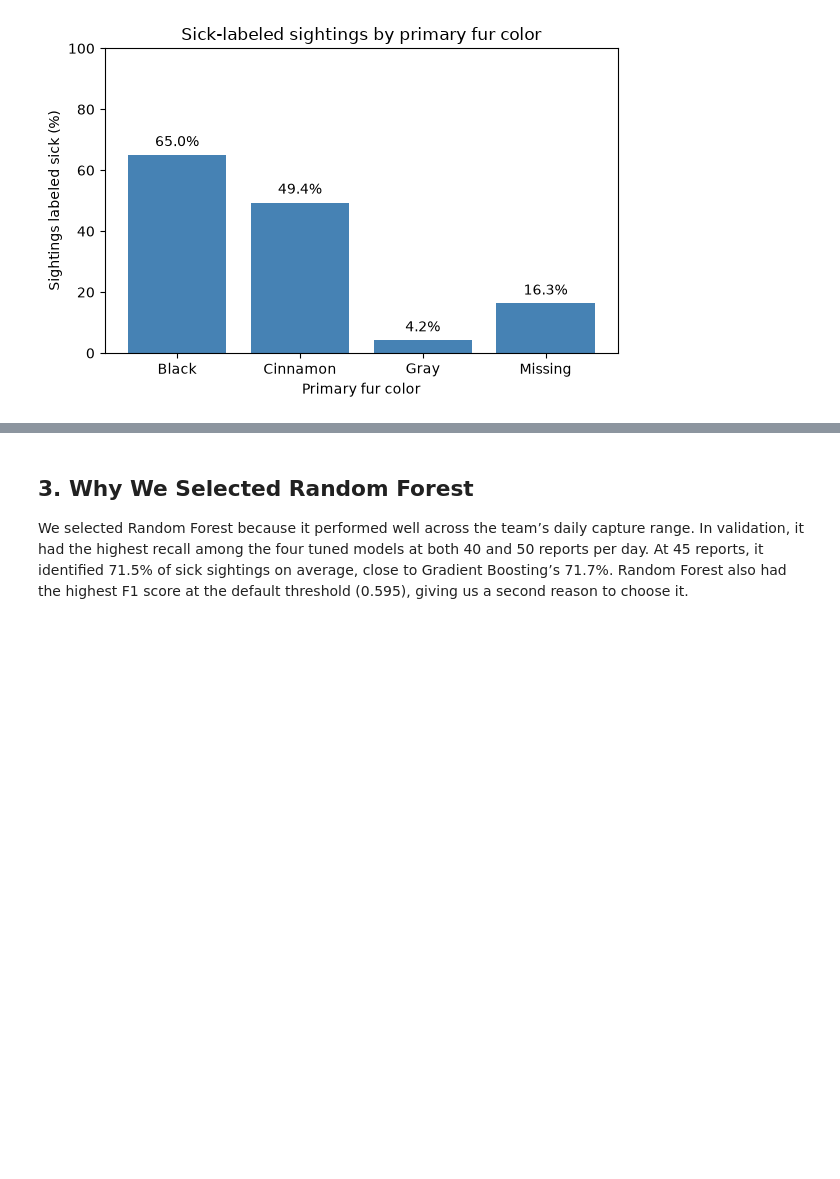
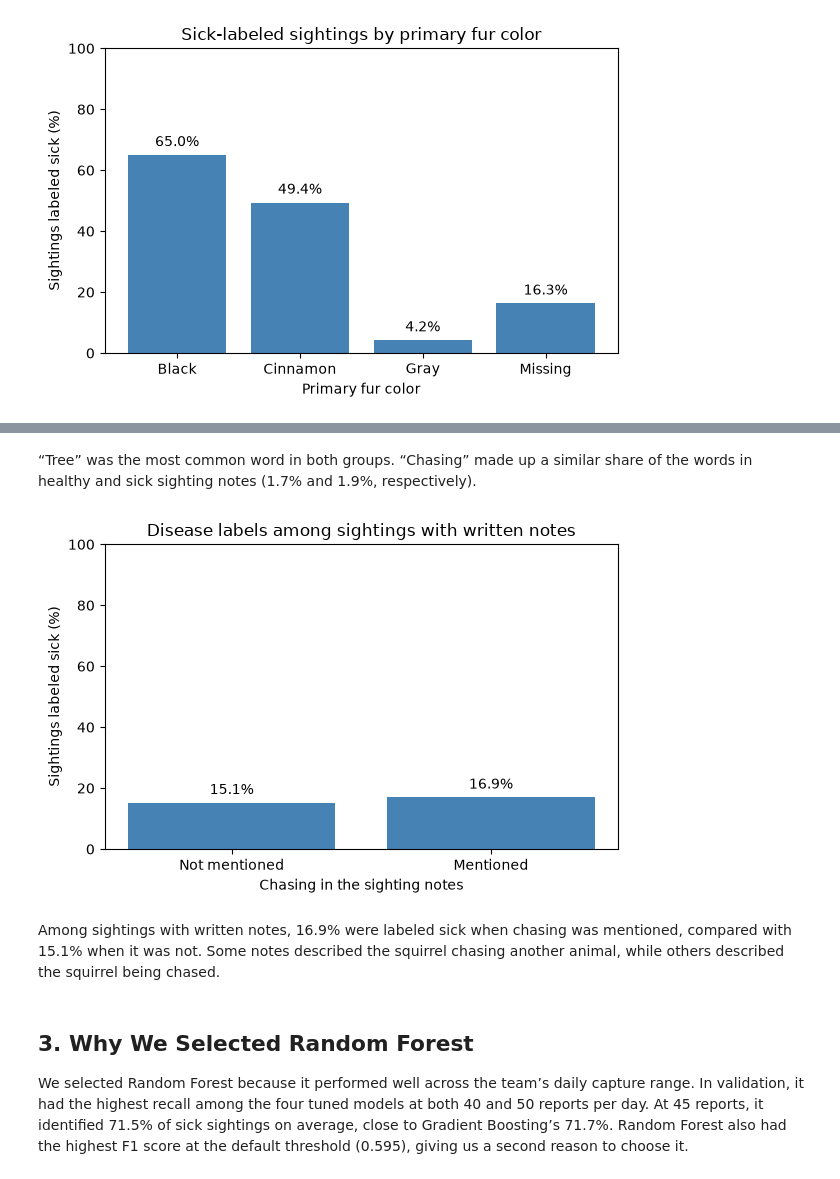
Before and after one commit to AJamell/Project2-NutosisMachineLearning, a Jupyter notebook: Nutosis - Presentation.ipynb, the cells around one changed output, grey strips where cells are left out. Drawn from its saved outputs; the diff is of its cells as text; code cells hidden in the pictures; blank space fills up the shorter version.

```diff
--- a/Nutosis - Presentation.ipynb
+++ b/Nutosis - Presentation.ipynb
@@ -32,3 +59,30 @@ plt.show()
+# %% [markdown]
+“Tree” was the most common word in both groups. “Chasing” made up a similar share of the words in healthy and sick sighting notes (1.7% and 1.9%, respectively).
+# %%
+text_columns = ["Color notes", "Specific Location", "Other Activities", "Other Interactions"]
+notes = train[text_columns].fillna("").agg(" ".join, axis=1).str.strip()
+
+has_text = notes != ""
+chase_mentioned = notes[has_text].str.contains("chas", case=False)
+
+sick_rate = train.loc[has_text, "diseased"].groupby(chase_mentioned).mean() * 100
+sick_rate = sick_rate.reindex([False, True])
+
+fig, ax = plt.subplots(figsize=(6, 4))
+bars = ax.bar(["Not mentioned", "Mentioned"], sick_rate, color="steelblue")
+ax.bar_label(bars, fmt="%.1f%%", padding=4)
+
+ax.set_ylim(0, 100)
+ax.set_xlabel("Chasing in the sighting notes")
+ax.set_ylabel("Sightings labeled sick (%)")
+ax.set_title("Disease labels among sightings with written notes")
+
+plt.tight_layout()
+plt.show()
+# %% [output]
+[figure, added]
+# %% [markdown]
+Among sightings with written notes, 16.9% were labeled sick when chasing was mentioned, compared with 15.1% when it was not. Some notes described the squirrel chasing another animal, while others described the squirrel being chased.
 # %% [markdown]
 ## 3. Why We Selected Random Forest
 We selected Random Forest because it performed well across the team’s daily capture range. In validation, it had the highest recall among the four tuned models at both 40 and 50 reports per day. At 45 reports, it identified 71.5% of sick sightings on average, close to Gradient Boosting’s 71.7%. Random Forest also had the highest F1 score at the default threshold (0.595), giving us a second reason to choose it.
```
Also changed, not shown: parts of 3 cells of this notebook.
